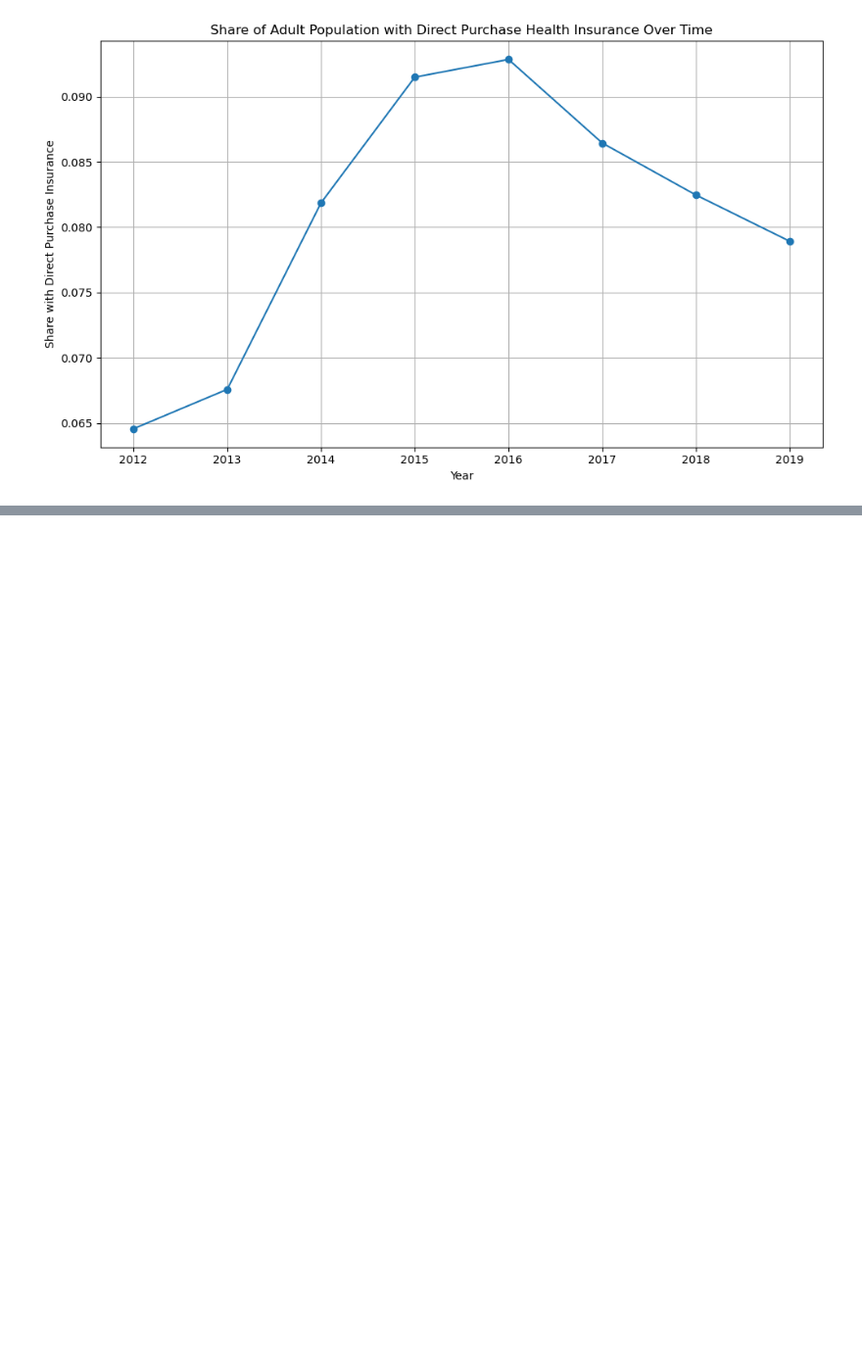
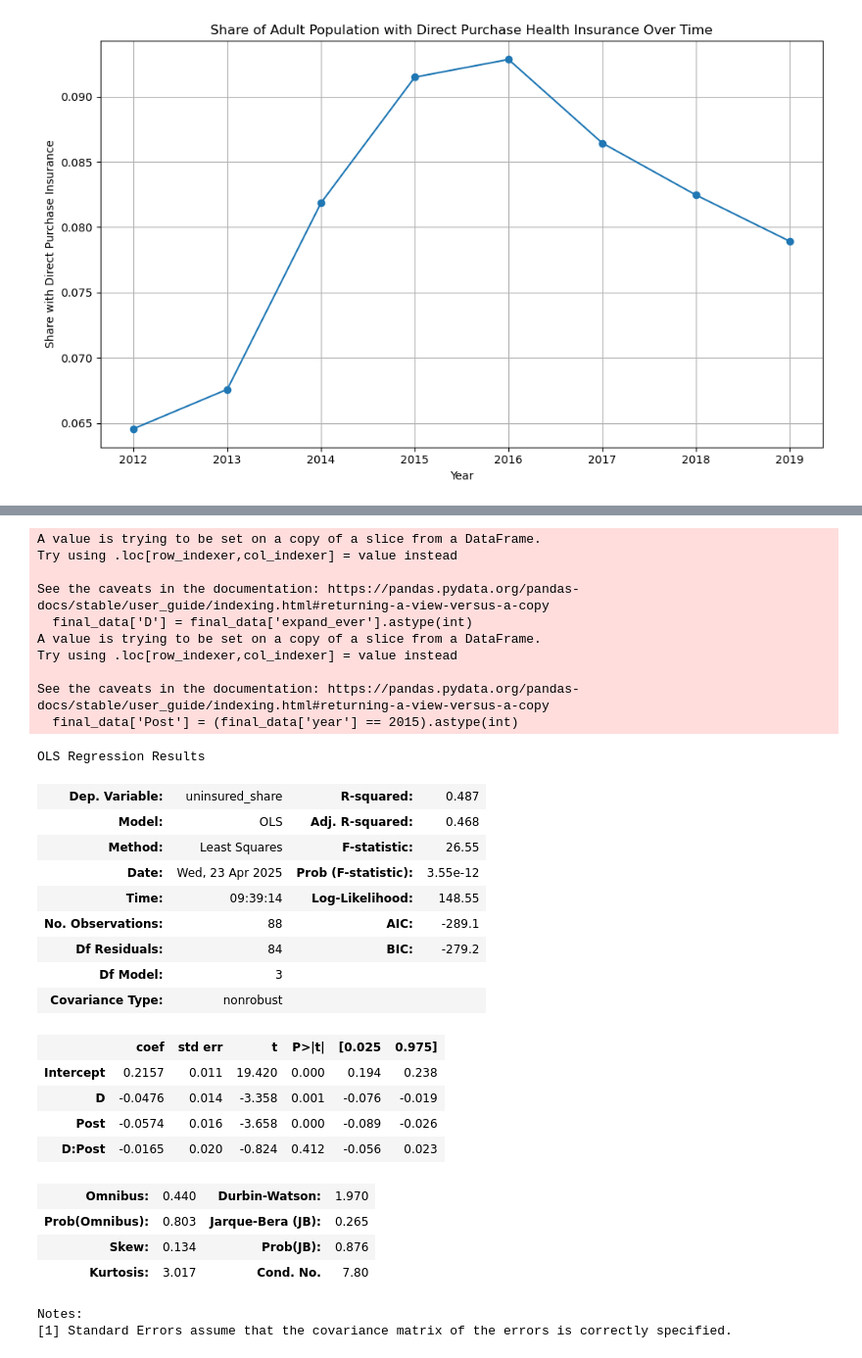
Before and after one commit to avanthp/Homework5, a Jupyter notebook: Submission1/Analysis/Hwk5-1-Code.ipynb, the cells around one changed output, grey strips where cells are left out. Shown: that part at 98% size. Saved outputs shown, nothing was run; the diff lists cells and outputs as text; code cells hidden in the pictures; blank space fills up the shorter version.

```diff
--- a/Submission1/Analysis/Hwk5-1-Code.ipynb
+++ b/Submission1/Analysis/Hwk5-1-Code.ipynb
@@ -28,0 +96,25 @@ plt.show()
+# %%
+#Question 5
+
+
+#filter for years 2012 and 2015
+filtered_medicaid = medicaid_data[medicaid_data['year'].isin([2012, 2015])]
+
+expansion = filtered_medicaid.loc[filtered_medicaid['expand_year'] <= 2014, 'State'].unique()
+non_expansion = filtered_medicaid.loc[filtered_medicaid['expand_ever'] == False, 'State'].unique()
+
+
+final_data = filtered_medicaid[filtered_medicaid['State'].isin(list(expansion) + list(non_expansion))]
+
+
+# Calculate uninsured share
+final_data['uninsured_share'] = final_data['uninsured'] / final_data['adult_pop']
+
+grouped = final_data.groupby(['year', 'expand_ever'])['uninsured_share'].mean().reset_index()
+
+# Pivot to create the 2x2 DiD table
+dd_table = grouped.pivot(index='expand_ever', columns='year', values='uninsured_share')
+dd_table.index = ['Non-Expansion States', 'Expansion States']
+
+# Display the table
+print(dd_table)
@@ -28,0 +130,42 @@ plt.show()
+# %%
+#Question 6
+final_data['D'] = final_data['expand_ever'].astype(int)
+final_data['Post'] = (final_data['year'] == 2015).astype(int)
+
+# Run Difference-in-Differences regression
+model = smf.ols('uninsured_share ~ D + Post + D:Post', data=final_data).fit()
+model_summary = model.summary()
+
+model_summary
+# %% [output]
+A value is trying to be set on a copy of a slice from a DataFrame.
+Try using .loc[row_indexer,col_indexer] = value instead
+
+See the caveats in the documentation: https://pandas.pydata.org/pandas-docs/stable/user_guide/indexing.html#returning-a-view-versus-a-copy
+  final_data['D'] = final_data['expand_ever'].astype(int)
+A value is trying to be set on a copy of a slice from a DataFrame.
+Try using .loc[row_indexer,col_indexer] = value instead
+
+See the caveats in the documentation: https://pandas.pydata.org/pandas-docs/stable/user_guide/indexing.html#returning-a-view-versus-a-copy
+  final_data['Post'] = (final_data['year'] == 2015).astype(int)
+OLS Regression Results
+| Dep. Variable: | uninsured_share | R-squared: | 0.487 |
+| Model: | OLS | Adj. R-squared: | 0.468 |
+| Method: | Least Squares | F-statistic: | 26.55 |
+| Date: | Wed, 23 Apr 2025 | Prob (F-statistic): | 3.55e-12 |
+| Time: | 09:39:14 | Log-Likelihood: | 148.55 |
+| No. Observations: | 88 | AIC: | -289.1 |
+| Df Residuals: | 84 | BIC: | -279.2 |
+| Df Model: | 3 |  |  |
+| Covariance Type: | nonrobust |  |  |
+|  | coef | std err | t | P>|t| | [0.025 | 0.975] |
+| Intercept | 0.2157 | 0.011 | 19.420 | 0.000 | 0.194 | 0.238 |
+| D | -0.0476 | 0.014 | -3.358 | 0.001 | -0.076 | -0.019 |
+| Post | -0.0574 | 0.016 | -3.658 | 0.000 | -0.089 | -0.026 |
+| D:Post | -0.0165 | 0.020 | -0.824 | 0.412 | -0.056 | 0.023 |
+| Omnibus: | 0.440 | Durbin-Watson: | 1.970 |
+| Prob(Omnibus): | 0.803 | Jarque-Bera (JB): | 0.265 |
+| Skew: | 0.134 | Prob(JB): | 0.876 |
+| Kurtosis: | 3.017 | Cond. No. | 7.80 |
+Notes:
+[1] Standard Errors assume that the covariance matrix of the errors is correctly specified.
```
Also changed, not shown: parts of 11 cells of this notebook, 7 other files.
